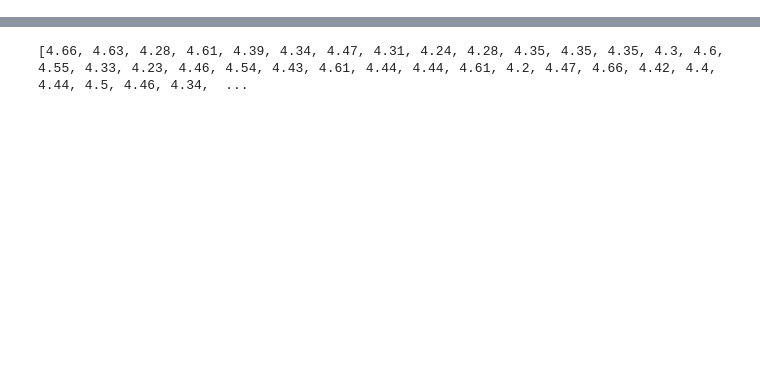
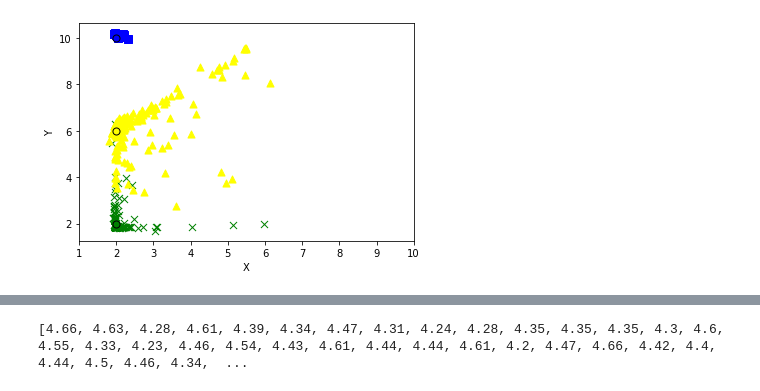
Before and after one commit to EnergyFall266/Localizador-Bluetooth, a Jupyter notebook: graficos.ipynb, the cells around one changed output, grey strips where cells are left out. Saved outputs shown, nothing was run; the diff lists cells and outputs as text; code cells hidden in the pictures; blank space fills up the shorter version.

```diff
--- a/graficos.ipynb
+++ b/graficos.ipynb
@@ -426,0 +481,46 @@ plt.show()
+# %%
+import matplotlib.pyplot as plt
+
+
+
+log = plt.scatter(Rx21, Ry21, c ="green",
+			linewidths = 1,
+			marker ="x",
+			s = 50)
+
+log = plt.scatter(Rx22, Ry61, c ="yellow",
+			linewidths = 1,
+			marker ="^",
+			s = 50)
+
+log = plt.scatter(Rx23, Ry101, c ="blue",
+			linewidths = 1,
+			marker ="s",
+			s = 50)
+
+
+
+log = plt.scatter(coordX21, coordY21, c ="green",
+			linewidths = 1,
+			marker ="o",
+			edgecolors='black',
+			s = 50)
+
+log = plt.scatter(coordX22, coordY61, c ="yellow",
+			linewidths = 1,
+			marker ="o",
+			edgecolors='black',
+			s = 50)
+
+log = plt.scatter(coordX23, coordY101, c ="blue",
+			linewidths = 1,
+			marker ="o",
+			edgecolors='black',
+			s = 50)
+plt.xlim(1,10)
+plt.xlabel("X")
+plt.ylabel("Y")
+
+plt.show()
+# %% [output]
+[figure, added]
```
Also changed, not shown: parts of 6 cells of this notebook.
